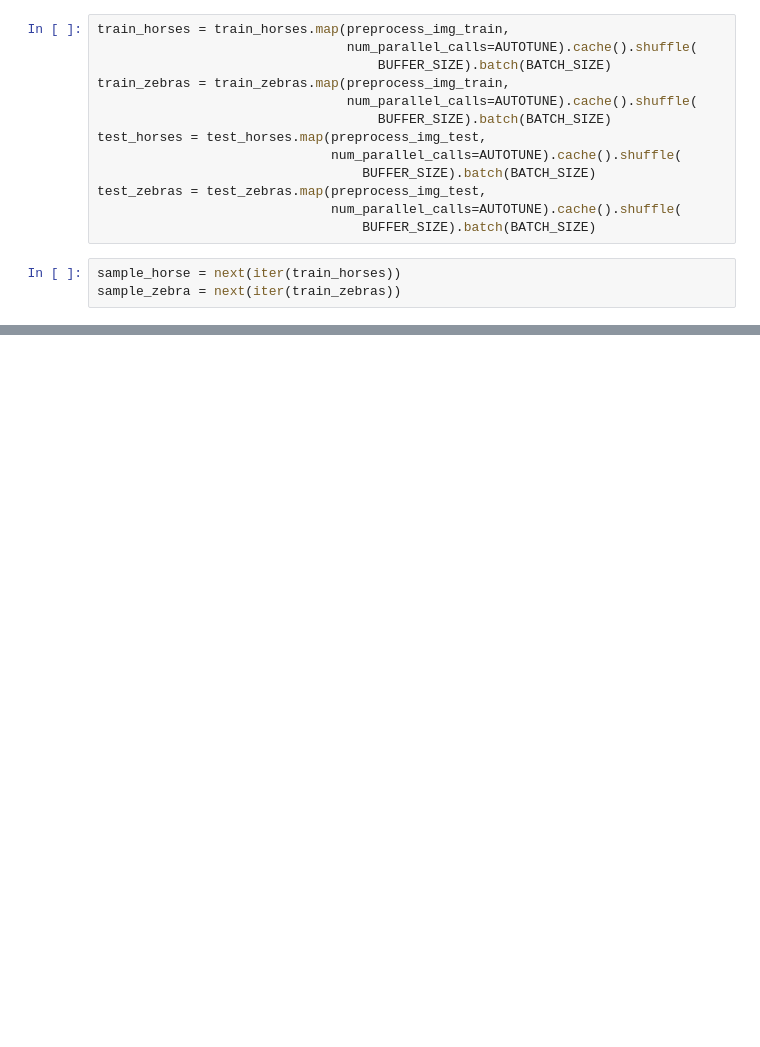
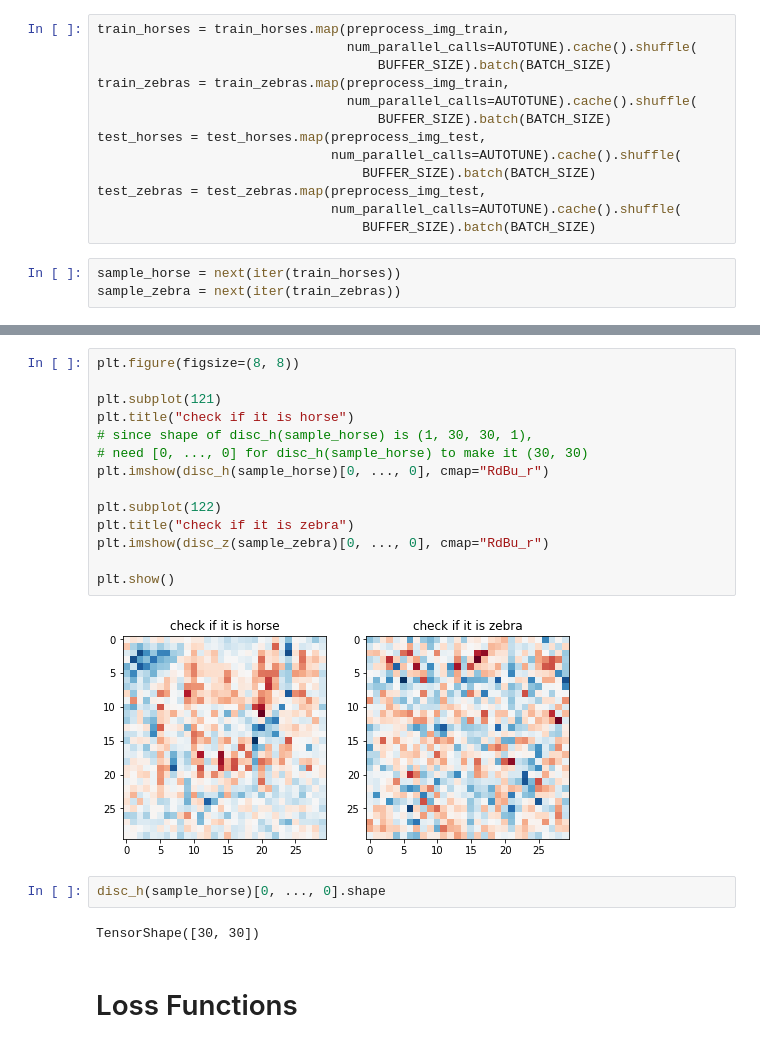
Before and after one commit to Masao-Taketani/various_GANs_analysis, a Jupyter notebook: cyclegan.ipynb, the cells around one changed output, grey strips where cells are left out. Cells and saved outputs as stored; diff of their text form; blank space fills up the shorter version.

```diff
--- a/cyclegan.ipynb
+++ b/cyclegan.ipynb
@@ -103,0 +591,22 @@ plot_sample_img(sample_zebra[0], "Zebra")
+# %%
+plt.figure(figsize=(8, 8))
+
+plt.subplot(121)
+plt.title("check if it is horse")
+# since shape of disc_h(sample_horse) is (1, 30, 30, 1),
+# need [0, ..., 0] for disc_h(sample_horse) to make it (30, 30)
+plt.imshow(disc_h(sample_horse)[0, ..., 0], cmap="RdBu_r")
+
+plt.subplot(122)
+plt.title("check if it is zebra")
+plt.imshow(disc_z(sample_zebra)[0, ..., 0], cmap="RdBu_r")
+
+plt.show()
+# %% [output]
+[figure, added]
+# %%
+disc_h(sample_horse)[0, ..., 0].shape
+# %% [output]
+TensorShape([30, 30])
+# %% [markdown]
+# Loss Functions
```
Also changed, not shown: parts of 17 cells of this notebook.
